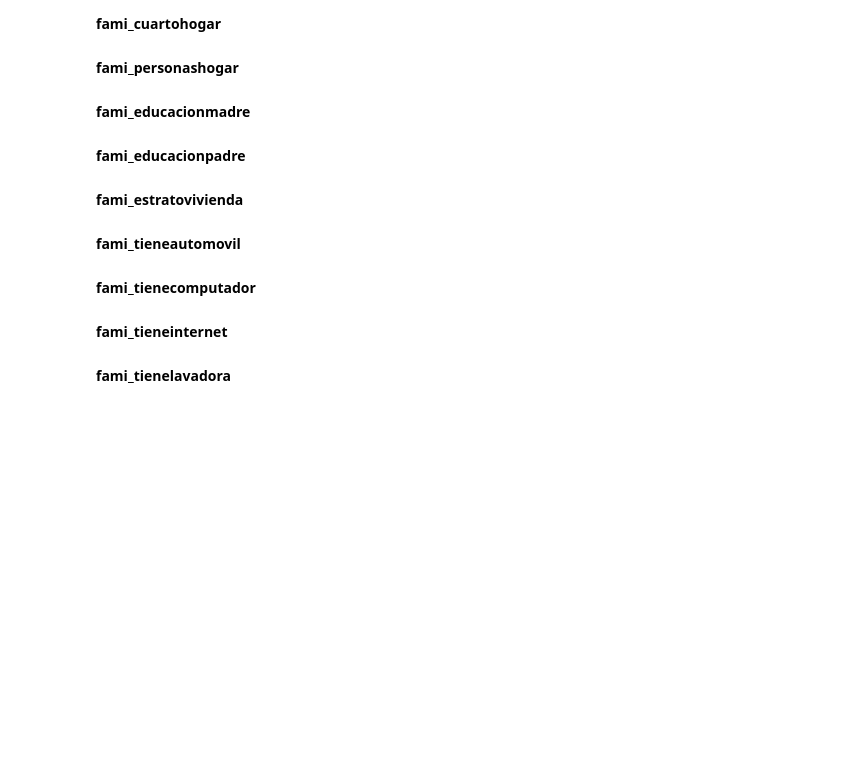
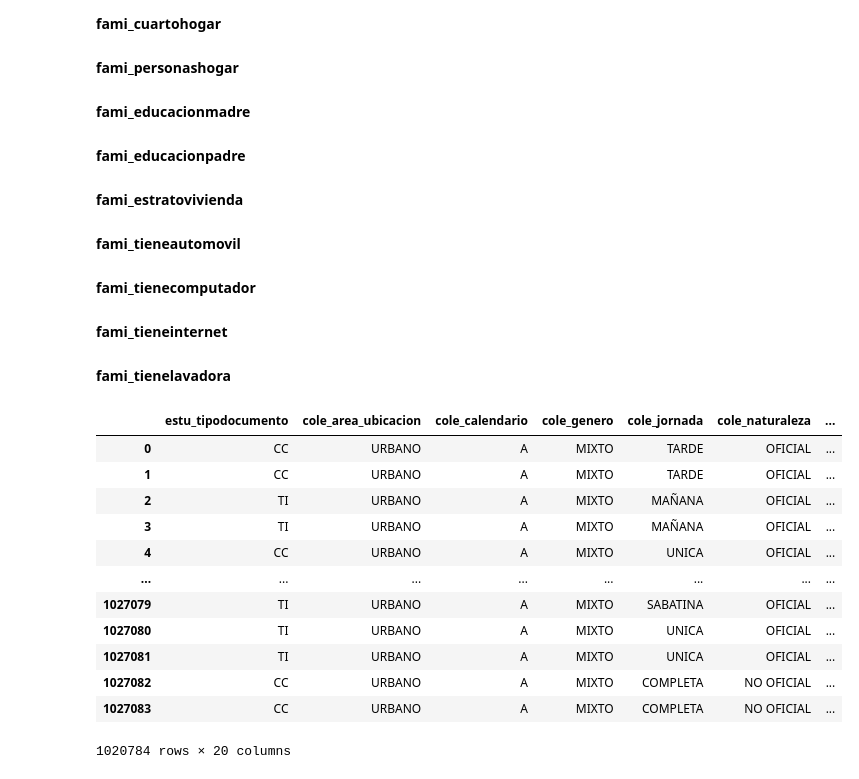
Before and after one commit to jczv24/Proyecto-2, a Jupyter notebook: fuentes_de_modelizacion.ipynb, the cells around one changed output. Drawn from its saved outputs; the diff is of its cells as text; code cells hidden in the pictures; blank space fills up the shorter version.

Commit message:
Eliminacion de las variables no relevantes para el modelo

```diff
--- a/fuentes_de_modelizacion.ipynb
+++ b/fuentes_de_modelizacion.ipynb
@@ -270,3 +270,21 @@ for col in var_cat_fami:
 #### fami_tienecomputador
 #### fami_tieneinternet
 #### fami_tienelavadora
+# %%
+datos_modelo = datos_finales.copy()
+datos_modelo = datos_modelo.drop(columns=['cole_bilingue', 'cole_caracter', 'punt_global'])
+datos_modelo
+# %% [output]
+|  | estu_tipodocumento | cole_area_ubicacion | cole_calendario | cole_genero | cole_jornada | cole_naturaleza | ... |
+| 0 | CC | URBANO | A | MIXTO | TARDE | OFICIAL | ... |
+| 1 | CC | URBANO | A | MIXTO | TARDE | OFICIAL | ... |
+| 2 | TI | URBANO | A | MIXTO | MAÑANA | OFICIAL | ... |
+| 3 | TI | URBANO | A | MIXTO | MAÑANA | OFICIAL | ... |
+| 4 | CC | URBANO | A | MIXTO | UNICA | OFICIAL | ... |
+| ... | ... | ... | ... | ... | ... | ... | ... |
+| 1027079 | TI | URBANO | A | MIXTO | SABATINA | OFICIAL | ... |
+| 1027080 | TI | URBANO | A | MIXTO | UNICA | OFICIAL | ... |
+| 1027081 | TI | URBANO | A | MIXTO | UNICA | OFICIAL | ... |
+| 1027082 | CC | URBANO | A | MIXTO | COMPLETA | NO OFICIAL | ... |
+| 1027083 | CC | URBANO | A | MIXTO | COMPLETA | NO OFICIAL | ... |
+1020784 rows × 20 columns
```
